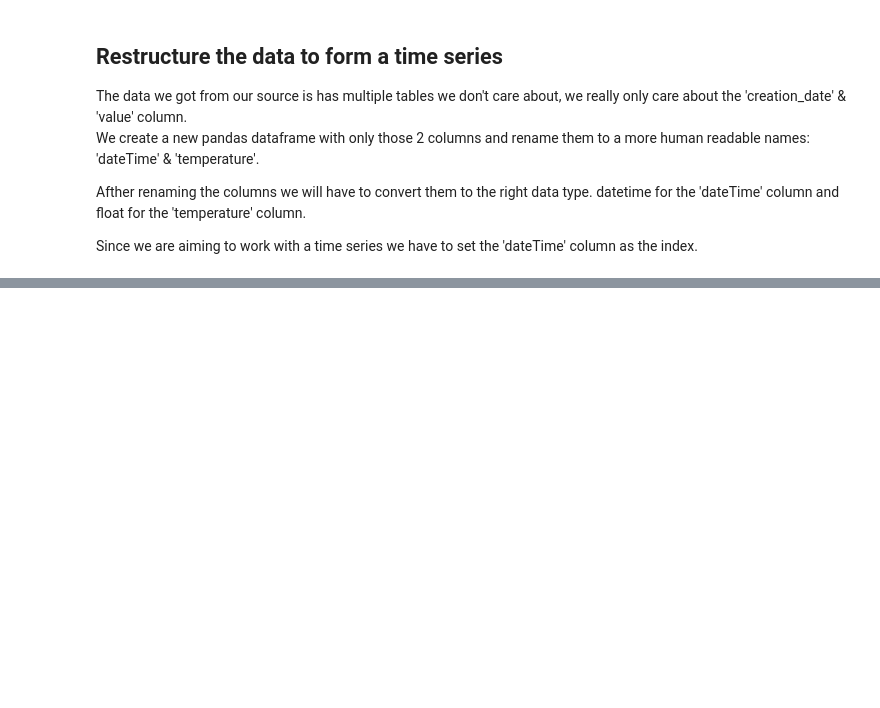
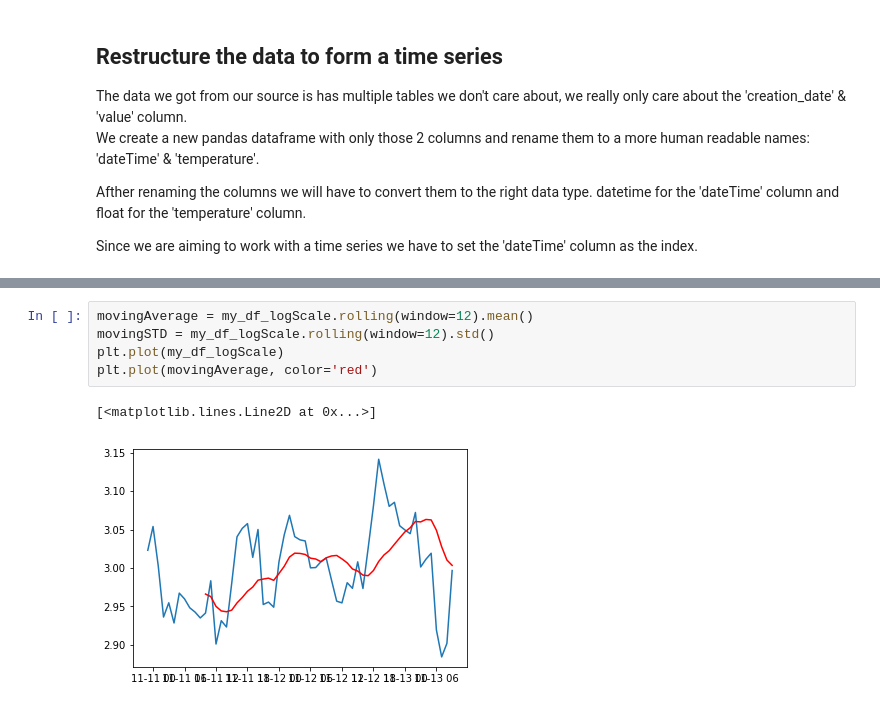
Before and after one commit to bryanhonof/Smart-Systems-Assignment-1, a Jupyter notebook: Python/test_notebook.ipynb, the cells around one changed output, grey strips where cells are left out. Saved outputs shown, nothing was run; the diff lists cells and outputs as text; blank space fills up the shorter version.

```diff
--- a/Python/test_notebook.ipynb
+++ b/Python/test_notebook.ipynb
@@ -101,0 +190,8 @@ plt.show()
+# %%
+movingAverage = my_df_logScale.rolling(window=12).mean()
+movingSTD = my_df_logScale.rolling(window=12).std()
+plt.plot(my_df_logScale)
+plt.plot(movingAverage, color='red')
+# %% [output]
+[<matplotlib.lines.Line2D at 0x...>]
+[figure, added]
```
Also changed, not shown: parts of 11 cells of this notebook.
